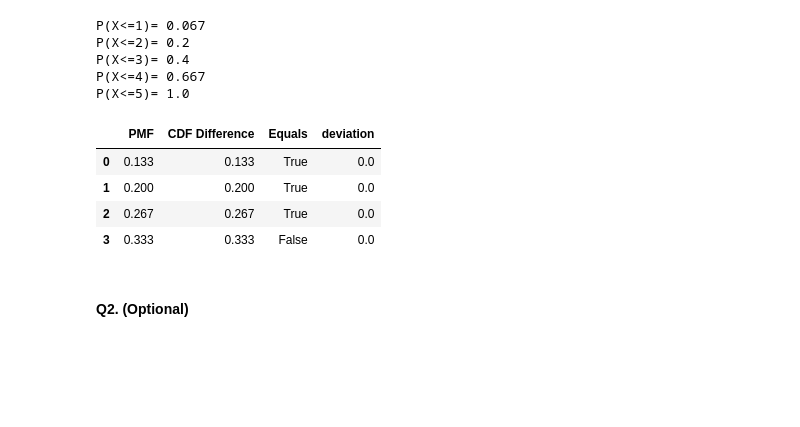
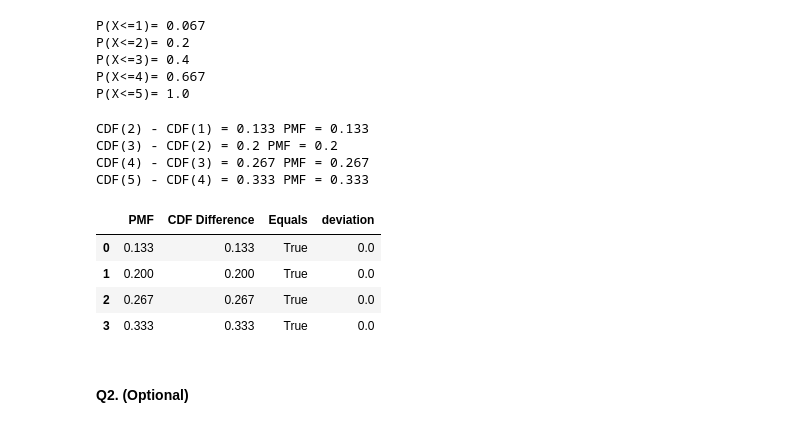
Before and after one commit to CH2344/Assignment-5-BMC-, a Jupyter notebook: Lab4_Random_Variables.ipynb, the cells around one changed output. Cells and saved outputs as stored; diff of their text form; code cells hidden in the pictures; blank space fills up the shorter version.

```diff
--- a/Lab4_Random_Variables.ipynb
+++ b/Lab4_Random_Variables.ipynb
@@ -233,21 +244,30 @@ P(X<=2)= 0.2
 P(X<=3)= 0.4
 P(X<=4)= 0.667
 P(X<=5)= 1.0
+# %%
+#3
+for xi in range(2,6):
+    print(f"CDF({xi}) - CDF({xi-1}) = {round(cdf1(xi)-cdf1(xi-1),3)} PMF = {round(pmf1(xi),3)}")
+# %% [output]
+CDF(2) - CDF(1) = 0.133 PMF = 0.133
+CDF(3) - CDF(2) = 0.2 PMF = 0.2
+CDF(4) - CDF(3) = 0.267 PMF = 0.267
+CDF(5) - CDF(4) = 0.333 PMF = 0.333
 # %%
-#3.
+#4
 dt = pd.DataFrame(data={
     "PMF": [round(pmf1(x),3) for x in range(2,6)],
-    "CDF Difference": [round(cdf1(x),3)-round(cdf1(x-1),3) for x in range(2,6)]
+    "CDF Difference": [round(cdf1(x)-cdf1(x-1),3) for x in range(2,6)]
 })
-dt['Equals'] = dt['PMF'] == dt['CDF Difference']
+dt['Equals'] = (dt['PMF'] == dt['CDF Difference'])
 dt['deviation'] = round(dt['PMF'] - dt['CDF Difference'],3)
 dt
 # %% [output]
 |  | PMF | CDF Difference | Equals | deviation |
 | 0 | 0.133 | 0.133 | True | 0.0 |
 | 1 | 0.200 | 0.200 | True | 0.0 |
 | 2 | 0.267 | 0.267 | True | 0.0 |
-| 3 | 0.333 | 0.333 | False | 0.0 |
+| 3 | 0.333 | 0.333 | True | 0.0 |
 # %% [markdown]
 #### Q2. (Optional)
 # %% [markdown]
```
Also changed, not shown: parts of 41 cells of this notebook.
